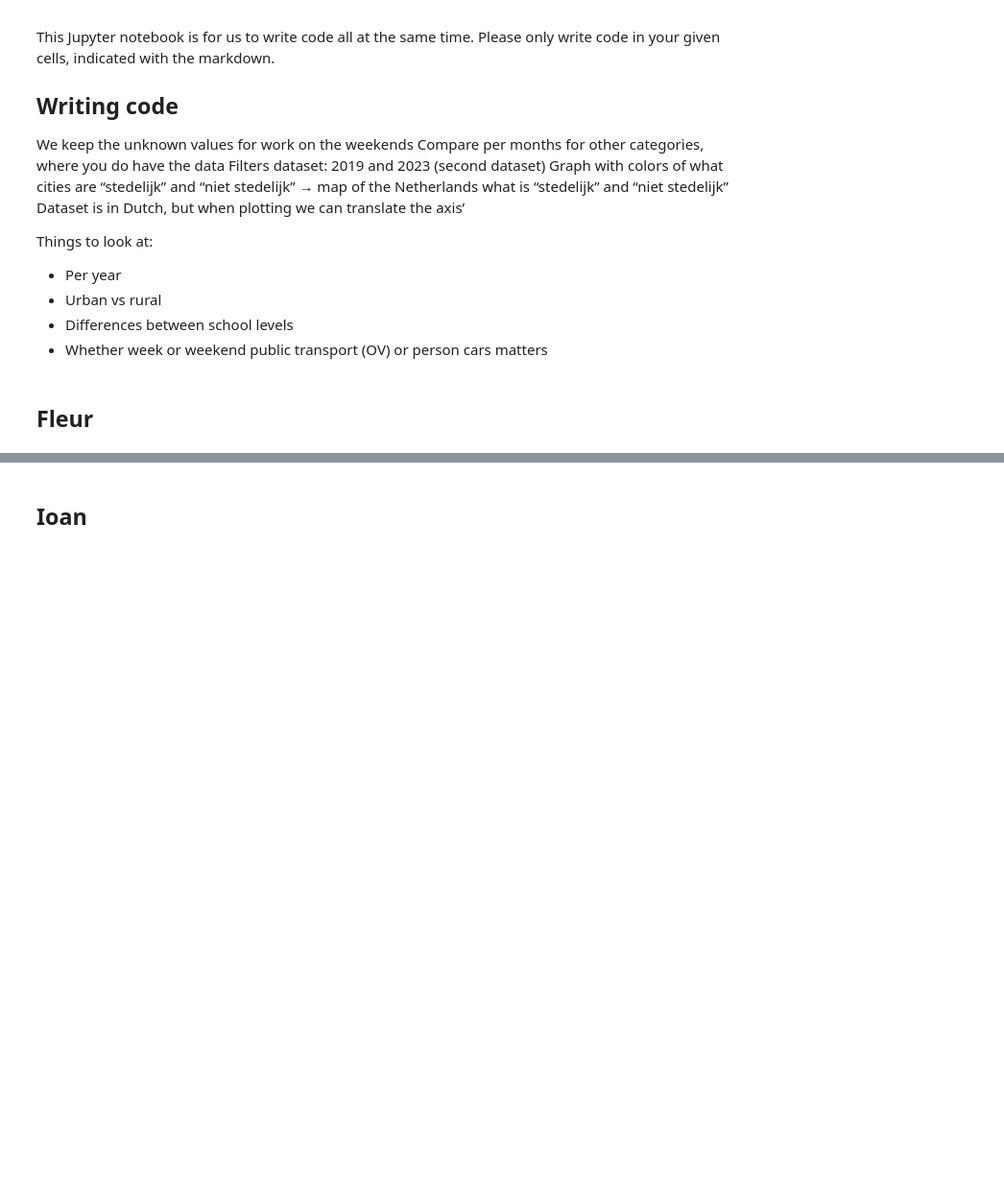
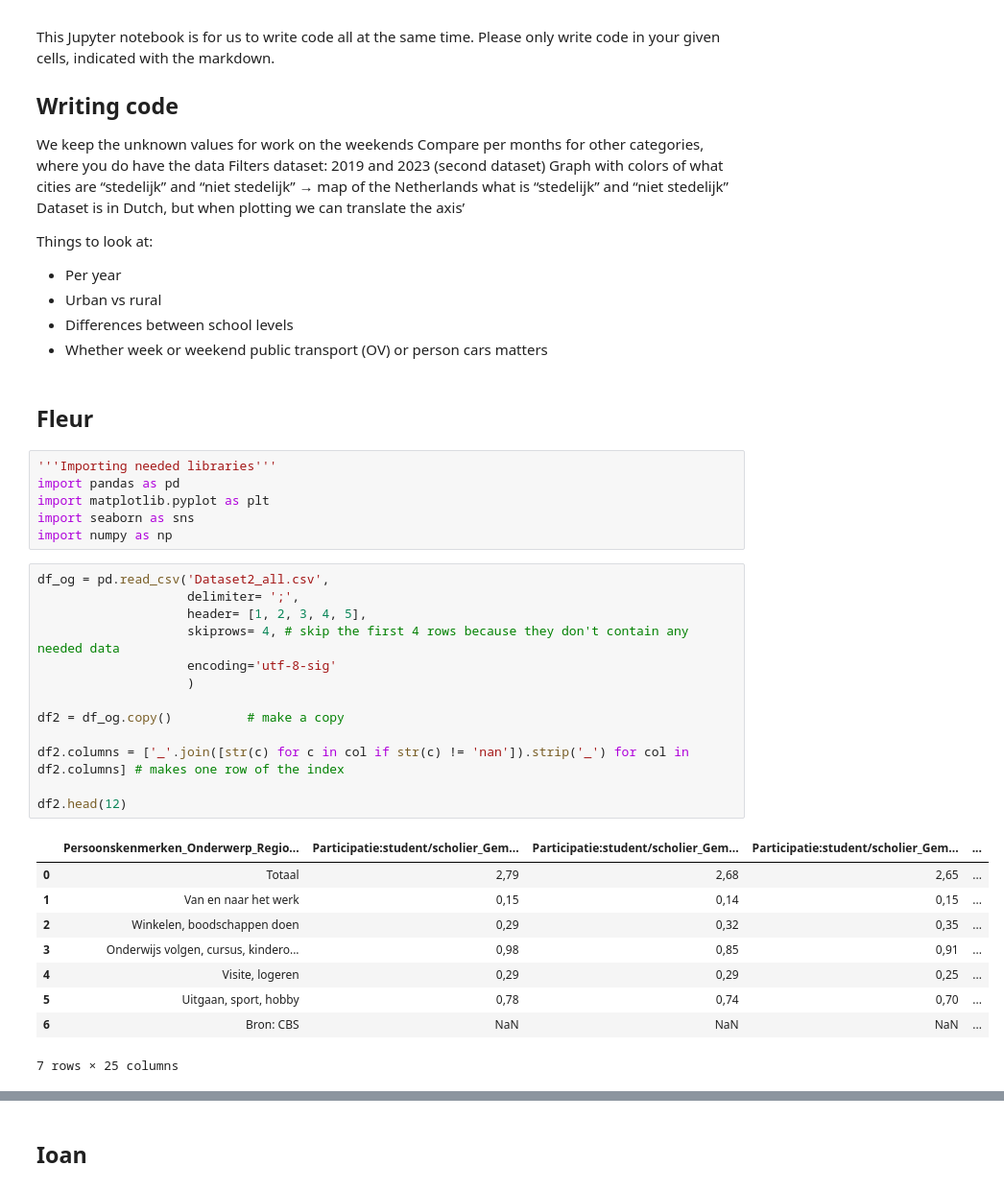
Before and after one commit to wendyqxc/Group8, a Jupyter notebook: Code_per_person.ipynb, the cells around one changed output, grey strips where cells are left out. Shown: that part at 96% size. Cells and saved outputs as stored; diff of their text form; blank space fills up the shorter version.

```diff
--- a/Code_per_person.ipynb
+++ b/Code_per_person.ipynb
@@ -16,3 +16,32 @@ Things to look at:
 - Whether week or weekend public transport (OV) or person cars matters
 # %% [markdown]
 ## Fleur ##
+# %%
+'''Importing needed libraries'''
+import pandas as pd
+import matplotlib.pyplot as plt
+import seaborn as sns
+import numpy as np
+# %%
+df_og = pd.read_csv('Dataset2_all.csv',
+                    delimiter= ';',
+                    header= [1, 2, 3, 4, 5],
+                    skiprows= 4, # skip the first 4 rows because they don't contain any needed data
+                    encoding='utf-8-sig'
+                    )
+
+df2 = df_og.copy()          # make a copy
+
+df2.columns = ['_'.join([str(c) for c in col if str(c) != 'nan']).strip('_') for col in df2.columns] # makes one row of the index
+
+df2.head(12)
+# %% [output]
+|  | Persoonskenmerken_Onderwerp_Regio... | Participatie:student/scholier_Gem... | Participatie:student/scholier_Gem... | Participatie:student/scholier_Gem... | ... |
+| 0 | Totaal | 2,79 | 2,68 | 2,65 | ... |
+| 1 | Van en naar het werk | 0,15 | 0,14 | 0,15 | ... |
+| 2 | Winkelen, boodschappen doen | 0,29 | 0,32 | 0,35 | ... |
+| 3 | Onderwijs volgen, cursus, kindero... | 0,98 | 0,85 | 0,91 | ... |
+| 4 | Visite, logeren | 0,29 | 0,29 | 0,25 | ... |
+| 5 | Uitgaan, sport, hobby | 0,78 | 0,74 | 0,70 | ... |
+| 6 | Bron: CBS | NaN | NaN | NaN | ... |
+7 rows × 25 columns
```
Also changed, not shown: parts of 5 cells of this notebook, 1 other file.
